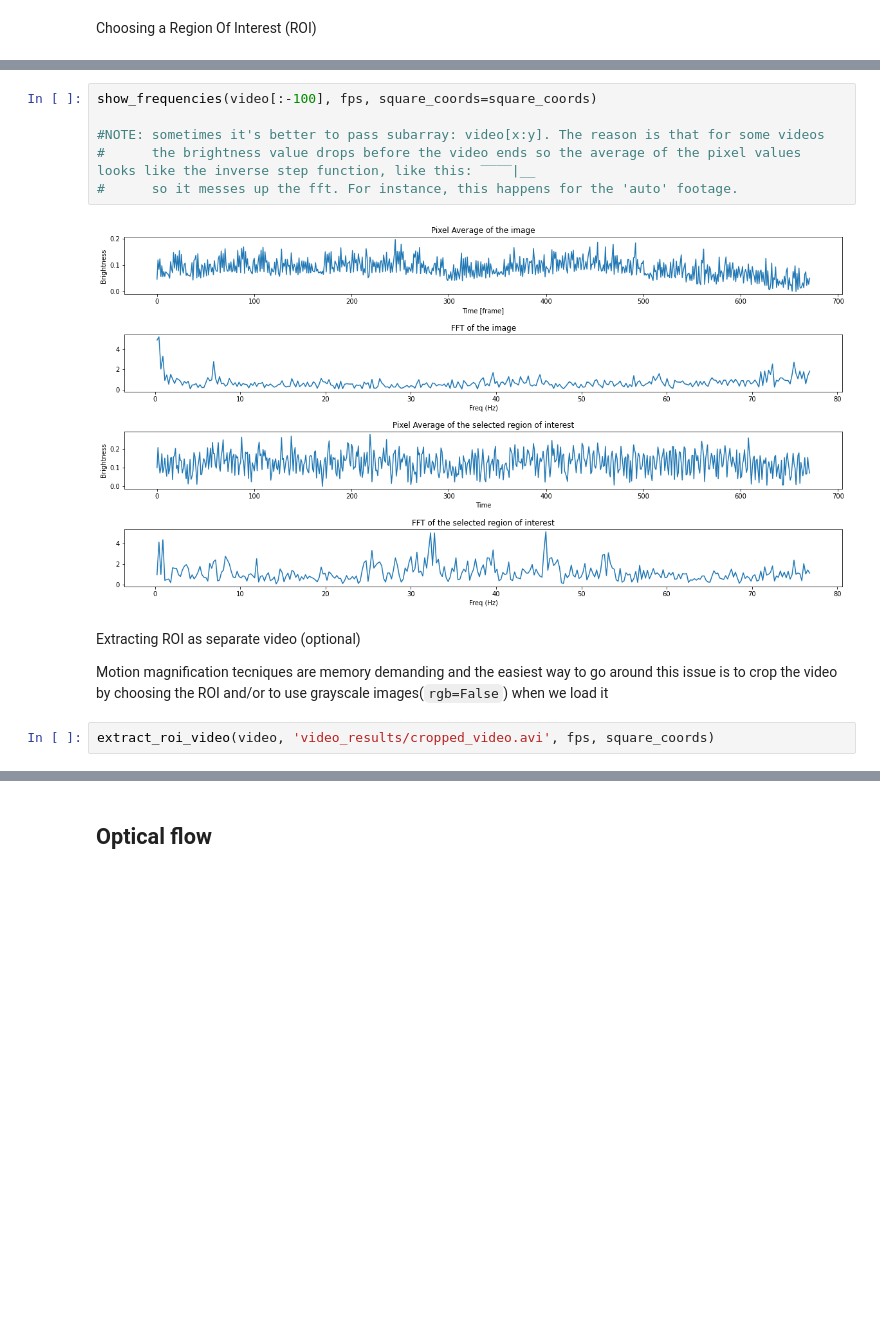
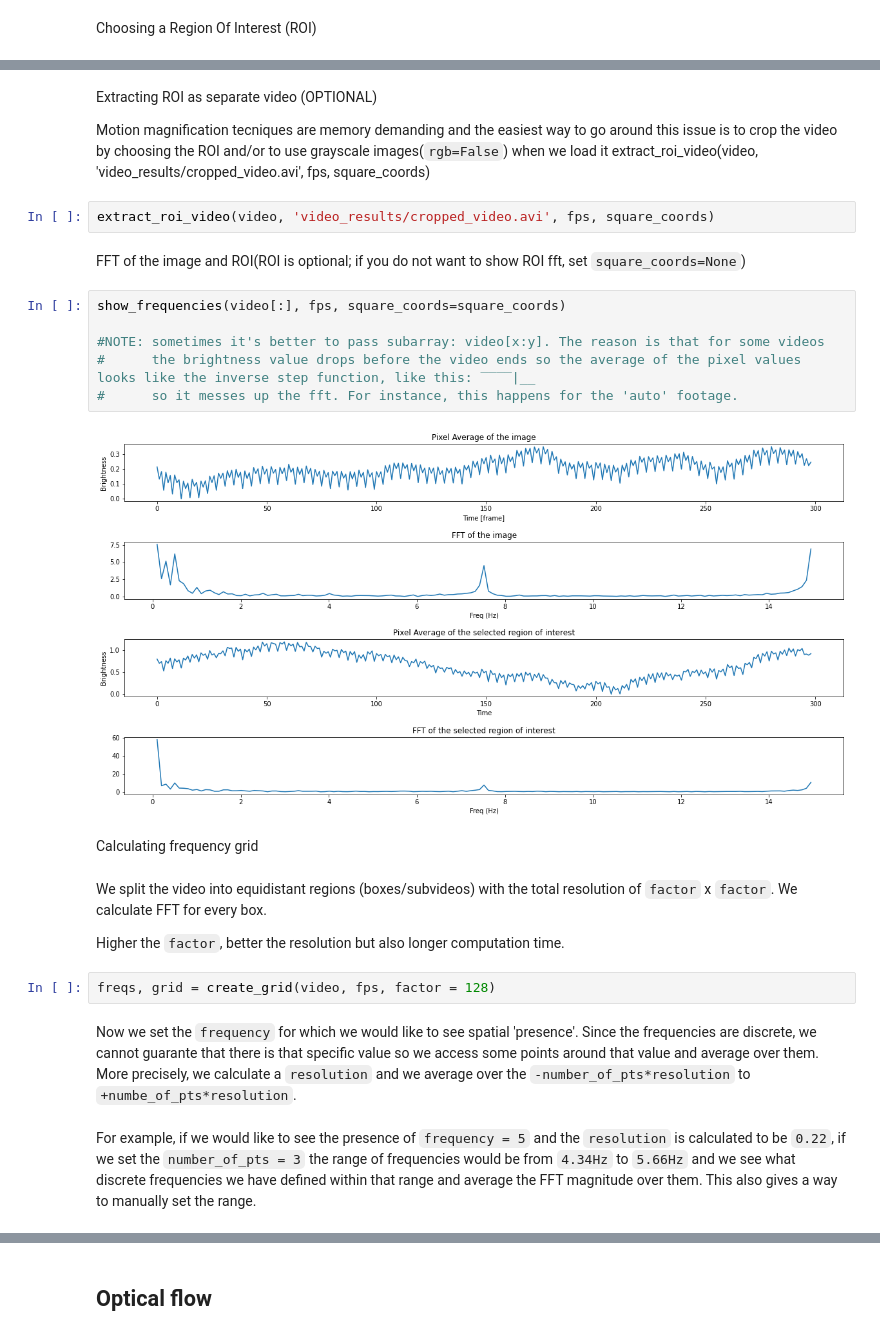
Before and after one commit to ezioo2310/video_motion_magnification, a Jupyter notebook: analyze.ipynb, the cells around one changed output, grey strips where cells are left out. Cells and saved outputs as stored; diff of their text form; blank space fills up the shorter version.

```diff
--- a/analyze.ipynb
+++ b/analyze.ipynb
@@ -51,15 +49,30 @@ FFT of the image and ROI(This is optional; if you do not want to show ROI fft, s
-# %%
-show_frequencies(video[:-100], fps, square_coords=square_coords)
-
-#NOTE: sometimes it's better to pass subarray: video[x:y]. The reason is that for some videos
-#      the brightness value drops before the video ends so the average of the pixel values looks like the inverse step function, like this: ‾‾‾‾|__
-#      so it messes up the fft. For instance, this happens for the 'auto' footage.
-# %% [output]
-[figure, removed]
 # %% [markdown]
-Extracting ROI as separate video (optional)
+Extracting ROI as separate video (OPTIONAL)
 
 Motion magnification tecniques are memory demanding and the easiest way to go around this issue
  is to crop the video by choosing the ROI and/or to use grayscale images(`rgb=False`) when we load it
+extract_roi_video(video, 'video_results/cropped_video.avi', fps, square_coords)
 # %%
 extract_roi_video(video, 'video_results/cropped_video.avi', fps, square_coords)
+# %% [markdown]
+FFT of the image and ROI(ROI is optional; if you do not want to show ROI fft, set `square_coords=None`)
+# %%
+show_frequencies(video[:], fps, square_coords=square_coords)
+
+#NOTE: sometimes it's better to pass subarray: video[x:y]. The reason is that for some videos
+#      the brightness value drops before the video ends so the average of the pixel values looks like the inverse step function, like this: ‾‾‾‾|__
+#      so it messes up the fft. For instance, this happens for the 'auto' footage.
+# %% [output]
+[figure, added]
+# %% [markdown]
+Calculating frequency grid
+# %% [markdown]
+We split the video into equidistant regions (boxes/subvideos) with the total resolution of `factor` x `factor`. We calculate FFT for every box.
+
+Higher the `factor`, better the resolution but also longer computation time.
+# %%
+freqs, grid = create_grid(video, fps, factor = 128)
+# %% [markdown]
+Now we set the `frequency` for which we would like to see spatial 'presence'. Since the frequencies are discrete, we cannot guarante that there is that specific value so we access some points around that value and average over them. More precisely, we calculate a `resolution` and we average over the `-number_of_pts*resolution` to `+numbe_of_pts*resolution`.
+# %% [markdown]
+For example, if we would like to see the presence of `frequency = 5` and the `resolution` is calculated to be `0.22`, if we set the `number_of_pts = 3` the range of frequencies would be from `4.34Hz` to `5.66Hz` and we see what discrete frequencies we have defined within that range and average the FFT magnitude over them. This also gives a way to manually set the range.
```
Also changed, not shown: parts of 10 cells of this notebook.
